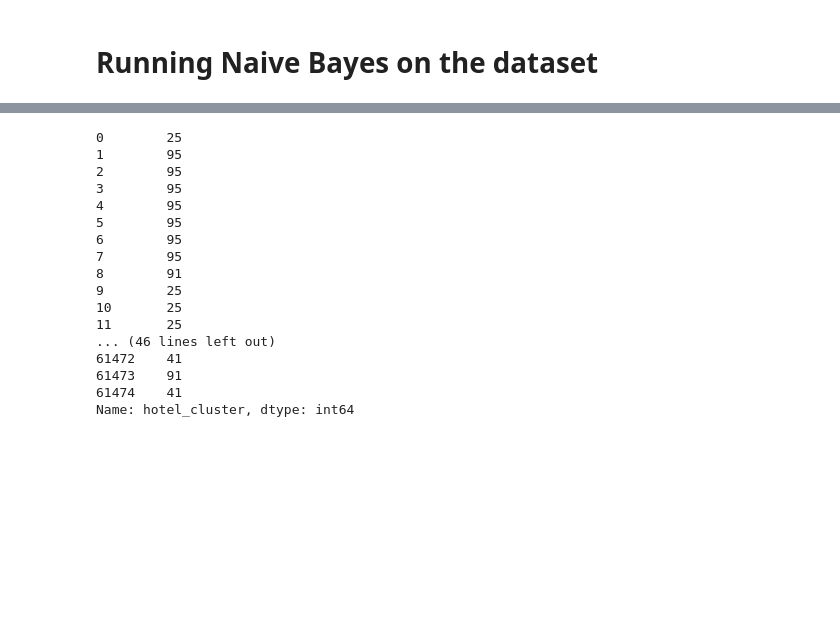
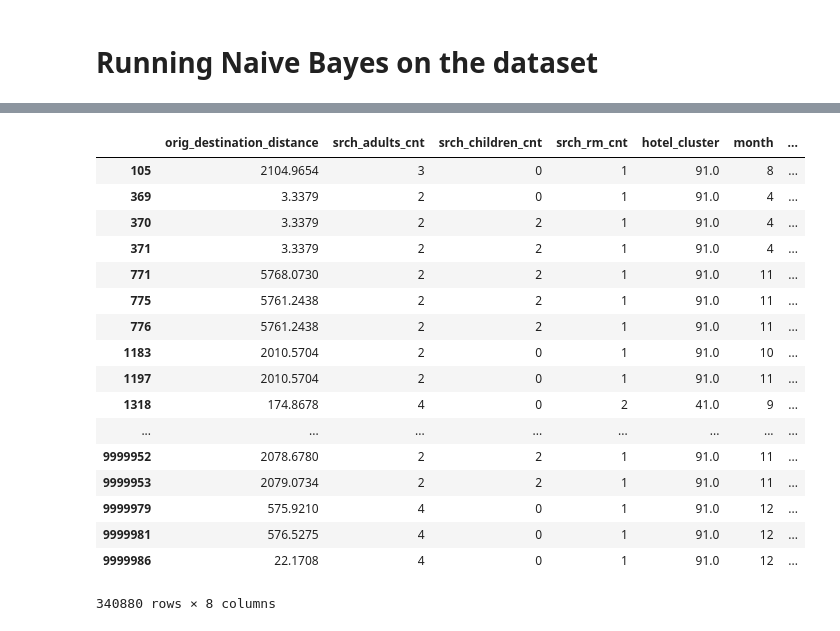
Before and after one commit to abhisheknigam/Expedia-Hotel-Recommendation, a Jupyter notebook: Naive Bayes Implementation.ipynb, the cells around one changed output, grey strips where cells are left out. Saved outputs shown, nothing was run; the diff lists cells and outputs as text; code cells hidden in the pictures; blank space fills up the shorter version.

```diff
--- a/Naive Bayes Implementation.ipynb
+++ b/Naive Bayes Implementation.ipynb
@@ -77,0 +85,9 @@ df1.loc[df1['srch_adults_cnt'] > 2, 'srch_adults_cnt'] = 3
+# %%
+lst_drop=['date_time','srch_ci','srch_co','is_booking','hotel_market','user_location_country','srch_destination_id', 'year']
+# %%
+df1['year']=df1['date_time'].dt.year
+test = df1[(df1['is_booking']== True) & (df1['year']==2014)]
+train = df1[((df1['is_booking']== False) & (df1['year']==2014)) | (df1['year'] != 2014)]
+# %%
+test.drop(lst_drop,axis=1,inplace=True)
+train.drop(lst_drop,axis=1,inplace=True)
@@ -85,3 +110,3 @@ msk = np.random.rand(len(df1)) < 0.8
 # %%
-train = df1[msk]
+#train = df1[msk]
 # %%
@@ -197,20 +226,21 @@ predicted_value[1]
-# %%
-pd_final['hotel_cluster']
-# %% [output]
-0        25
-1        95
-2        95
-3        95
-4        95
-5        95
-6        95
-7        95
-8        91
-9        25
-10       25
-11       25
-... (46 lines left out)
-61472    41
-61473    91
-61474    41
-Name: hotel_cluster, dtype: int64
+# %%
+train
+# %% [output]
+|  | orig_destination_distance | srch_adults_cnt | srch_children_cnt | srch_rm_cnt | hotel_cluster | month | ... |
+| 105 | 2104.9654 | 3 | 0 | 1 | 91.0 | 8 | ... |
+| 369 | 3.3379 | 2 | 0 | 1 | 91.0 | 4 | ... |
+| 370 | 3.3379 | 2 | 2 | 1 | 91.0 | 4 | ... |
+| 371 | 3.3379 | 2 | 2 | 1 | 91.0 | 4 | ... |
+| 771 | 5768.0730 | 2 | 2 | 1 | 91.0 | 11 | ... |
+| 775 | 5761.2438 | 2 | 2 | 1 | 91.0 | 11 | ... |
+| 776 | 5761.2438 | 2 | 2 | 1 | 91.0 | 11 | ... |
+| 1183 | 2010.5704 | 2 | 0 | 1 | 91.0 | 10 | ... |
+| 1197 | 2010.5704 | 2 | 0 | 1 | 91.0 | 11 | ... |
+| 1318 | 174.8678 | 4 | 0 | 2 | 41.0 | 9 | ... |
+| ... | ... | ... | ... | ... | ... | ... | ... |
+| 9999952 | 2078.6780 | 2 | 2 | 1 | 91.0 | 11 | ... |
+| 9999953 | 2079.0734 | 2 | 2 | 1 | 91.0 | 11 | ... |
+| 9999979 | 575.9210 | 4 | 0 | 1 | 91.0 | 12 | ... |
+| 9999981 | 576.5275 | 4 | 0 | 1 | 91.0 | 12 | ... |
+| 9999986 | 22.1708 | 4 | 0 | 1 | 91.0 | 12 | ... |
+340880 rows × 8 columns
```
Also changed, not shown: parts of 19 cells of this notebook.
